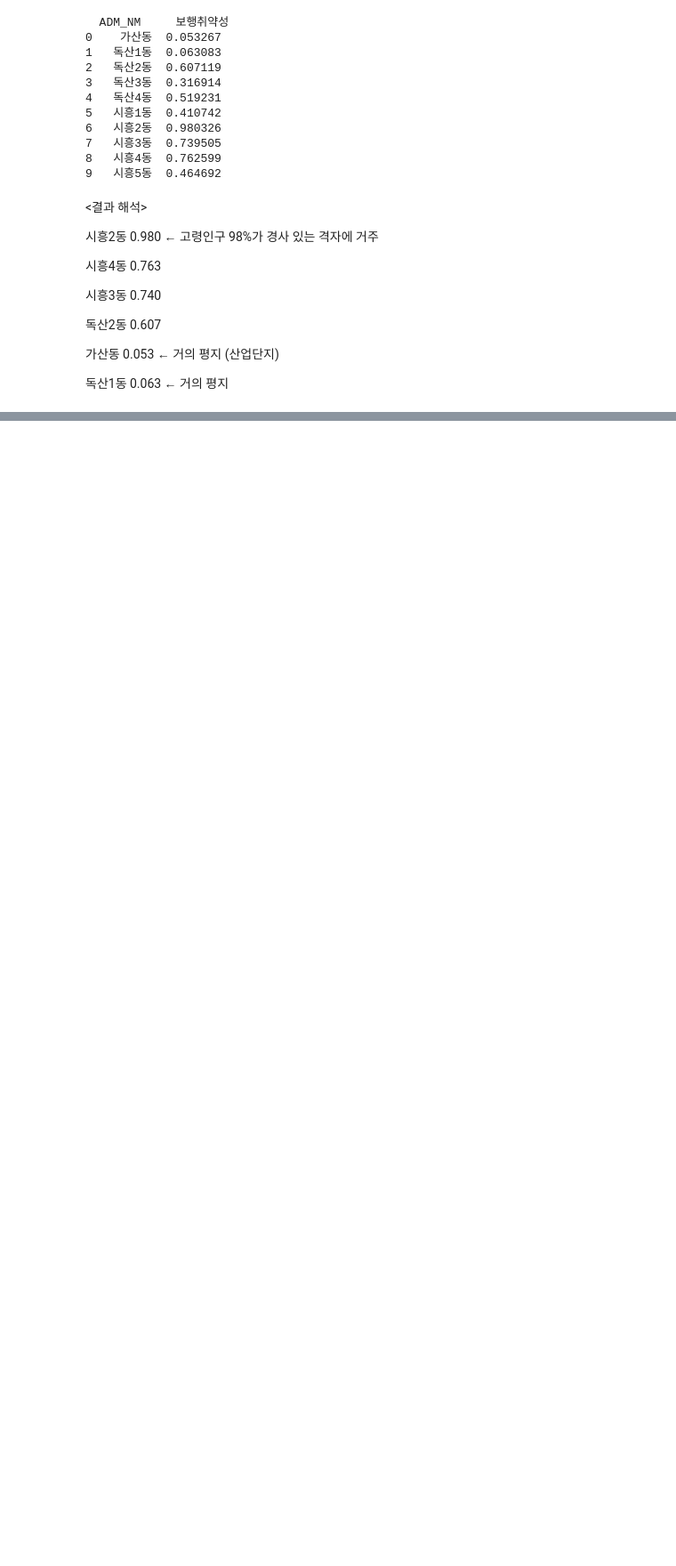
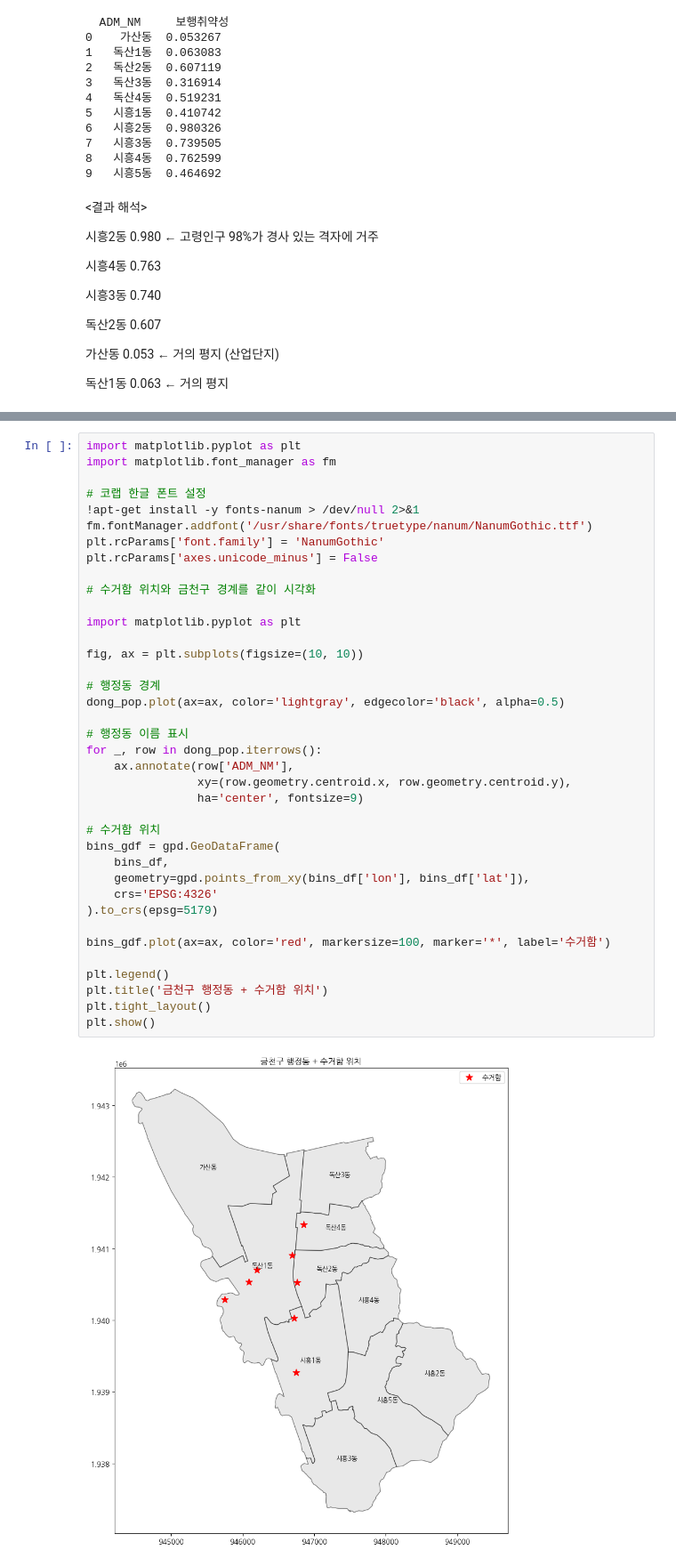
Before and after one commit to kyeeun7706-coder/e-waste-location-optimization, a Jupyter notebook: 전종설_0330.ipynb, the cells around one changed output, grey strips where cells are left out. Shown at 89% size. Drawn from its saved outputs; the diff is of its cells as text; blank space fills up the shorter version.

```diff
--- a/전종설_0330.ipynb
+++ b/전종설_0330.ipynb
@@ -567,0 +656,40 @@ print(walkability.to_string())
+# %%
+import matplotlib.pyplot as plt
+import matplotlib.font_manager as fm
+
+# 코랩 한글 폰트 설정
+!apt-get install -y fonts-nanum > /dev/null 2>&1
+fm.fontManager.addfont('/usr/share/fonts/truetype/nanum/NanumGothic.ttf')
+plt.rcParams['font.family'] = 'NanumGothic'
+plt.rcParams['axes.unicode_minus'] = False
+
+# 수거함 위치와 금천구 경계를 같이 시각화
+
+import matplotlib.pyplot as plt
+
+fig, ax = plt.subplots(figsize=(10, 10))
+
+# 행정동 경계
+dong_pop.plot(ax=ax, color='lightgray', edgecolor='black', alpha=0.5)
+
+# 행정동 이름 표시
+for _, row in dong_pop.iterrows():
+    ax.annotate(row['ADM_NM'],
+                xy=(row.geometry.centroid.x, row.geometry.centroid.y),
+                ha='center', fontsize=9)
+
+# 수거함 위치
+bins_gdf = gpd.GeoDataFrame(
+    bins_df,
+    geometry=gpd.points_from_xy(bins_df['lon'], bins_df['lat']),
+    crs='EPSG:4326'
+).to_crs(epsg=5179)
+
+bins_gdf.plot(ax=ax, color='red', markersize=100, marker='*', label='수거함')
+
+plt.legend()
+plt.title('금천구 행정동 + 수거함 위치')
+plt.tight_layout()
+plt.show()
+# %% [output]
+[figure, added]
```
Also changed, not shown: parts of 2 cells of this notebook.
